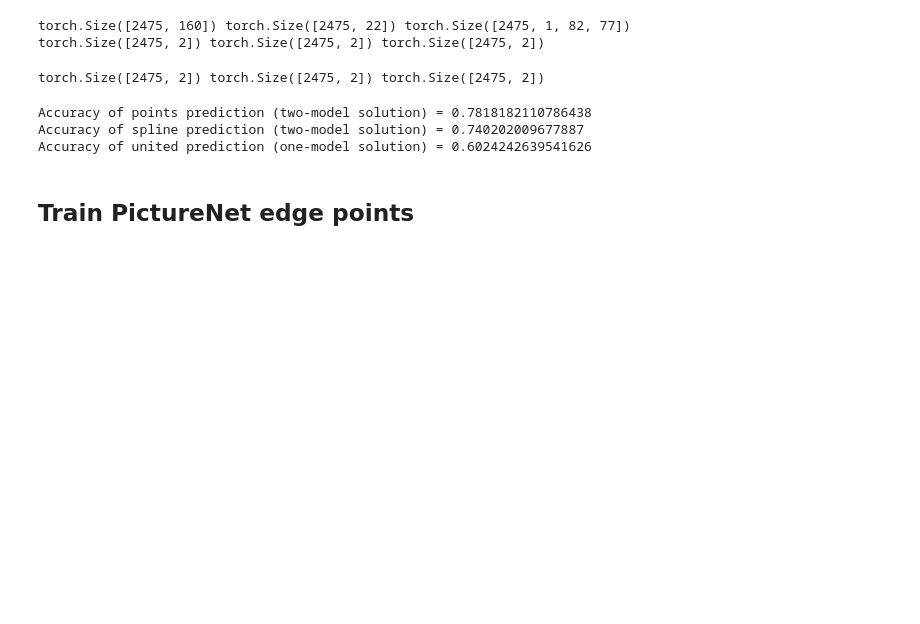
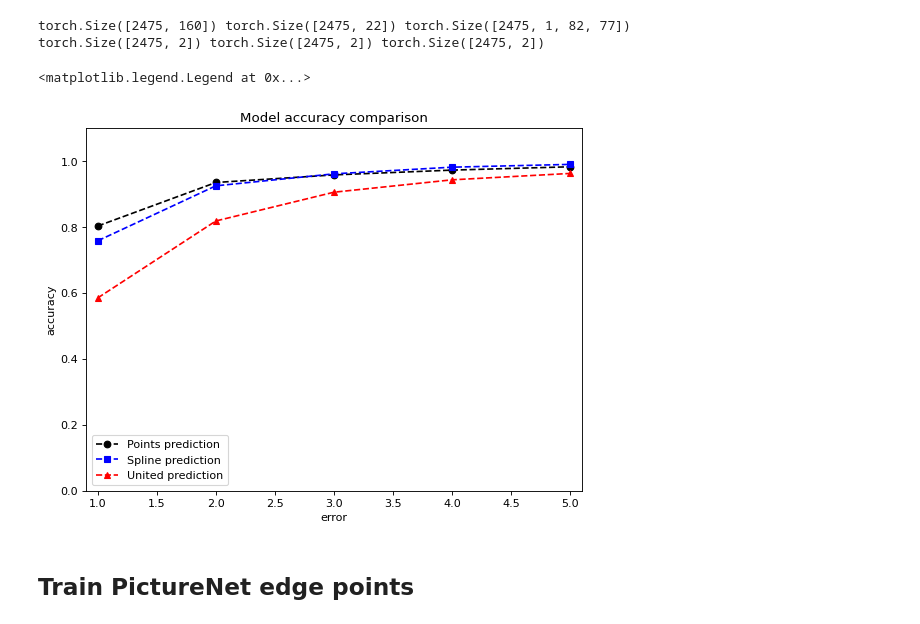
Before and after one commit to ShaoKAi100812/Pendant_Drop_Tensiometry_Prediction, a Jupyter notebook: main_combine.ipynb, the cells around one changed output. Drawn from its saved outputs; the diff is of its cells as text; code cells hidden in the pictures; blank space fills up the shorter version.

Commit message:
feat: Plot accuracy comparison with different error margins

```diff
--- a/main_combine.ipynb
+++ b/main_combine.ipynb
@@ -42,7 +42,7 @@ from sklearn.model_selection import train_test_split
 # %%
 class DataSplit:
 
-    def __init__(self, dataset, test_train_split=0.8, val_train_split=0.1, shuffle=False):
+    def __init__(self, dataset, test_train_split=0.9, val_train_split=0.1, shuffle=False):
         self.dataset = dataset
 
         dataset_size = len(dataset)
@@ -868,24 +868,39 @@ model_one_trained = torch.load(PATH_ONE, map_location='cpu')
 pred_test_points = model_physics_trained_points(x_test_points)
 pred_test_spline = model_physics_trained_spline(x_test_spline)
 pred_test_one = model_one_trained(x_test_one)
-# %% [output]
-torch.Size([2475, 2]) torch.Size([2475, 2]) torch.Size([2475, 2])
 # %%
 # set error margin to count as accurate
-error = 0.01
+error_list = torch.linspace(0.01, 0.05, steps=5)
+# error = 0.01
 
-def acc_cal(x, y):
+def acc_cal(x, y, error):
     diff = ~abs((x-y)/y).gt(error)
     count = diff[:, 0]
     return count.sum()/len(count)
 
-print("Accuracy of points prediction (two-model solution) =", acc_cal(pred_test_points, y_test_points).item())
-print("Accuracy of spline prediction (two-model solution) =", acc_cal(pred_test_spline, y_test_spline).item())
-print("Accuracy of united prediction (one-model solution) =", acc_cal(pred_test_one, y_test_one).item())
+acc_list_points = []
+acc_list_spline = []
+acc_list_united = []
+for i in range(5):
+    acc_list_points.append(acc_cal(pred_test_points, y_test_points, error_list[i]).item())
+    acc_list_spline.append(acc_cal(pred_test_spline, y_test_spline, error_list[i]).item())
+    acc_list_united.append(acc_cal(pred_test_one, y_test_one, error_list[i]).item())
+
+plt.figure(figsize=(8, 6), dpi=80)
+plt.plot(error_list*100 ,acc_list_points, 'ok--', label='Points prediction')
+plt.plot(error_list*100 ,acc_list_spline, 'sb--', label='Spline prediction')
+plt.plot(error_list*100 ,acc_list_united, '^r--', label='United prediction')
+plt.axis([0.9, 5.1, 0, 1.1])
+plt.xlabel('error')
+plt.ylabel('accuracy')
+plt.title('Model accuracy comparison')
+plt.legend()
+# print("Accuracy of points prediction (two-model solution) =", acc_list_points)
+# print("Accuracy of spline parameter prediction (two-model solution) =", acc_list_spline)
+# print("Accuracy of united prediction (one-model solution) =", acc_list_united)
 # %% [output]
-Accuracy of points prediction (two-model solution) = 0.7818182110786438
-Accuracy of spline prediction (two-model solution) = 0.740202009677887
-Accuracy of united prediction (one-model solution) = 0.6024242639541626
+<matplotlib.legend.Legend at 0x...>
+[figure, added]
 # %% [markdown]
 ## Train PictureNet edge points
 # %%
```
Also changed, not shown: parts of 4 cells of this notebook.
